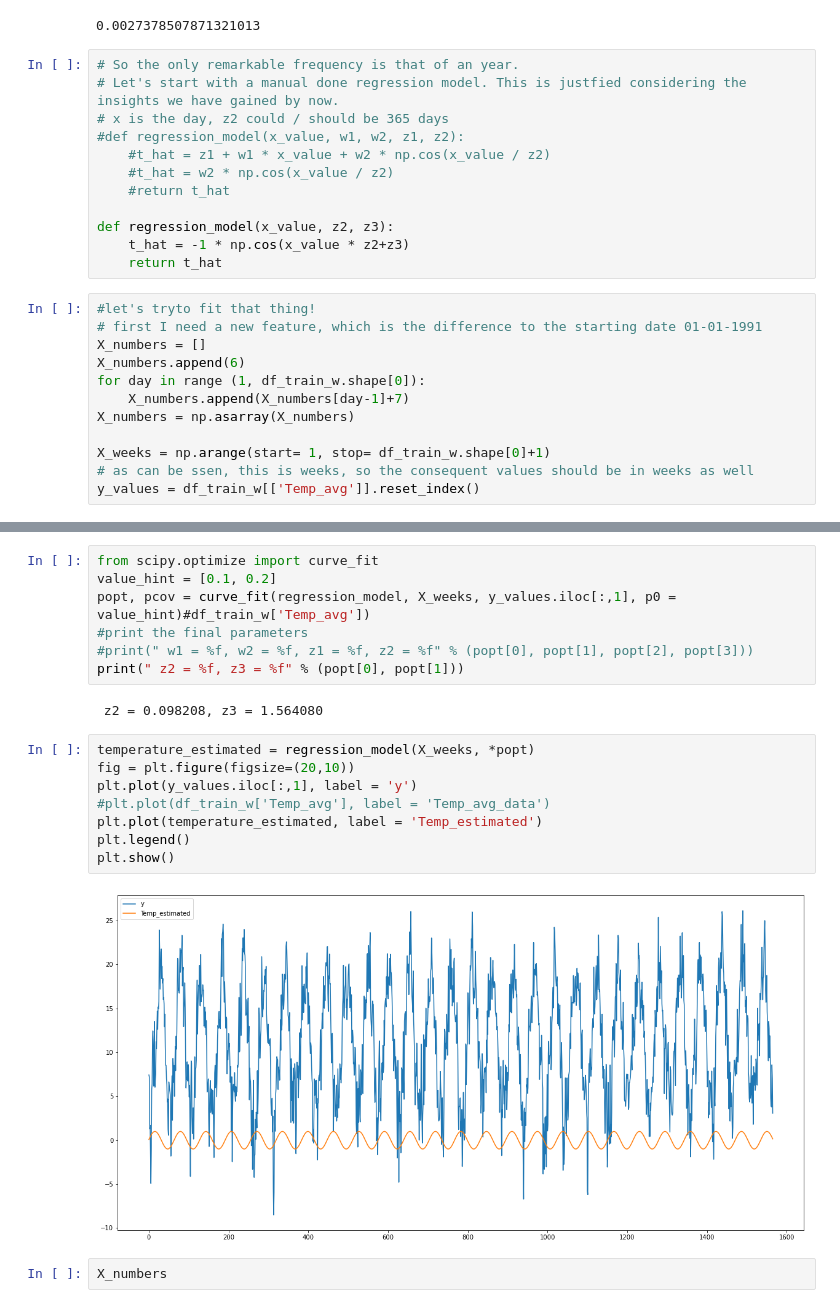
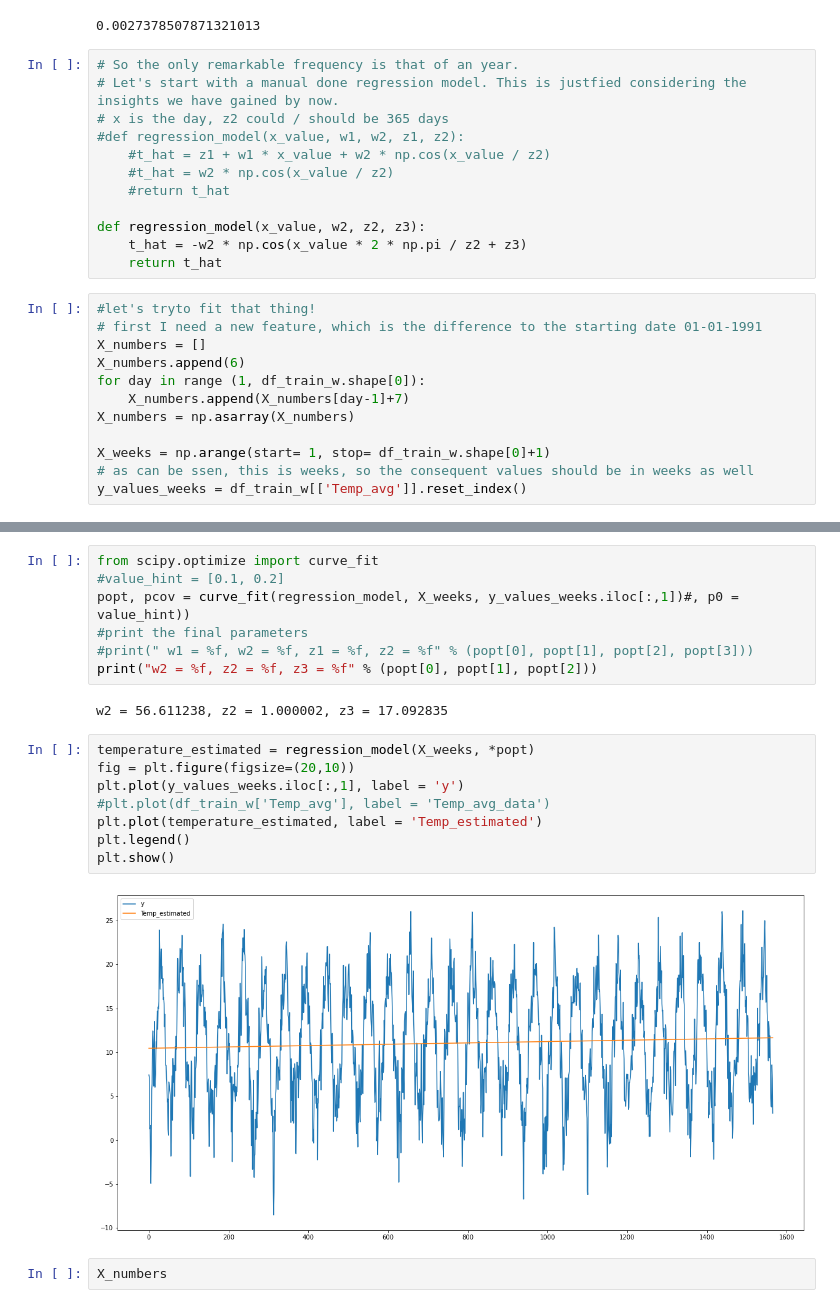
Before and after one commit to spyderroque/IBM_Advance_Data_Science, a Jupyter notebook: Capstone/weather/Advanced Data Science Capstone.Model_Def.ipynb, the cells around one changed output, grey strips where cells are left out. Cells and saved outputs as stored; diff of their text form.

```diff
--- a/Capstone/weather/Advanced Data Science Capstone.Model_Def.ipynb
+++ b/Capstone/weather/Advanced Data Science Capstone.Model_Def.ipynb
@@ -504,8 +504,8 @@ max(alt)
     #t_hat = w2 * np.cos(x_value / z2)
     #return t_hat
 
-def regression_model(x_value, z2, z3):
-    t_hat = -1 * np.cos(x_value * z2+z3)
+def regression_model(x_value, w2, z2, z3):
+    t_hat = -w2 * np.cos(x_value * 2 * np.pi / z2 + z3)
     return t_hat
 # %%
 #let's tryto fit that thing!
@@ -518,5 +518,5 @@ X_numbers = np.asarray(X_numbers)
 
 X_weeks = np.arange(start= 1, stop= df_train_w.shape[0]+1)
 # as can be ssen, this is weeks, so the consequent values should be in weeks as well
-y_values = df_train_w[['Temp_avg']].reset_index()
+y_values_weeks = df_train_w[['Temp_avg']].reset_index()
 # %%
@@ -537,23 +537,23 @@ y_values.drop(columns='Date')
 1566 rows × 1 columns
 # %%
 from scipy.optimize import curve_fit
-value_hint = [0.1, 0.2]
-popt, pcov = curve_fit(regression_model, X_weeks, y_values.iloc[:,1], p0 = value_hint)#df_train_w['Temp_avg'])
+#value_hint = [0.1, 0.2]
+popt, pcov = curve_fit(regression_model, X_weeks, y_values_weeks.iloc[:,1])#, p0 = value_hint))
 #print the final parameters
 #print(" w1 = %f, w2 = %f, z1 = %f, z2 = %f" % (popt[0], popt[1], popt[2], popt[3]))
-print(" z2 = %f, z3 = %f" % (popt[0], popt[1]))
+print("w2 = %f, z2 = %f, z3 = %f" % (popt[0], popt[1], popt[2]))
 # %% [output]
- z2 = 0.098208, z3 = 1.564080
+w2 = 56.611238, z2 = 1.000002, z3 = 17.092835
 # %%
 temperature_estimated = regression_model(X_weeks, *popt)
 fig = plt.figure(figsize=(20,10))
-plt.plot(y_values.iloc[:,1], label = 'y')
+plt.plot(y_values_weeks.iloc[:,1], label = 'y')
 #plt.plot(df_train_w['Temp_avg'], label = 'Temp_avg_data')
 plt.plot(temperature_estimated, label = 'Temp_estimated')
 plt.legend()
 plt.show()
 # %% [output]
-[figure, old version]
+[figure, new version]
 # %%
 X_numbers
 # %% [output]
```
Also changed, not shown: parts of 6 cells of this notebook.
